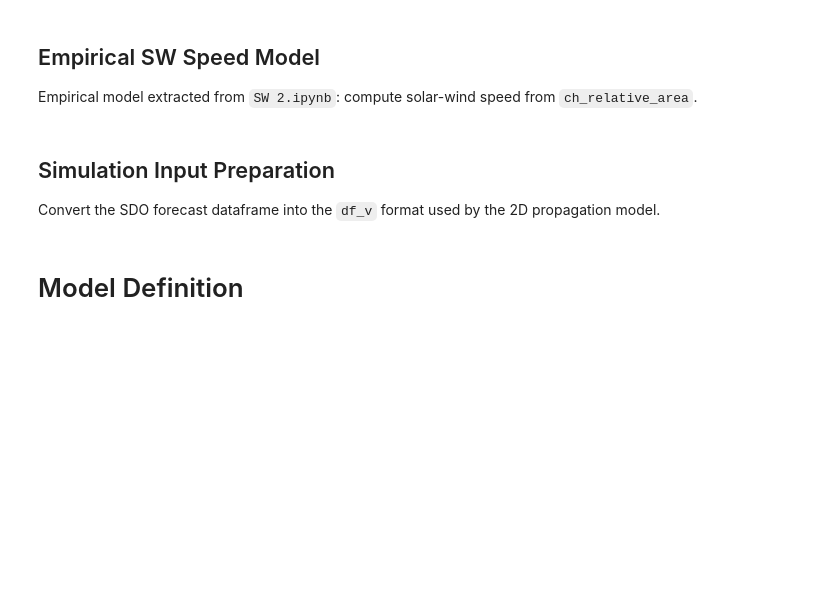
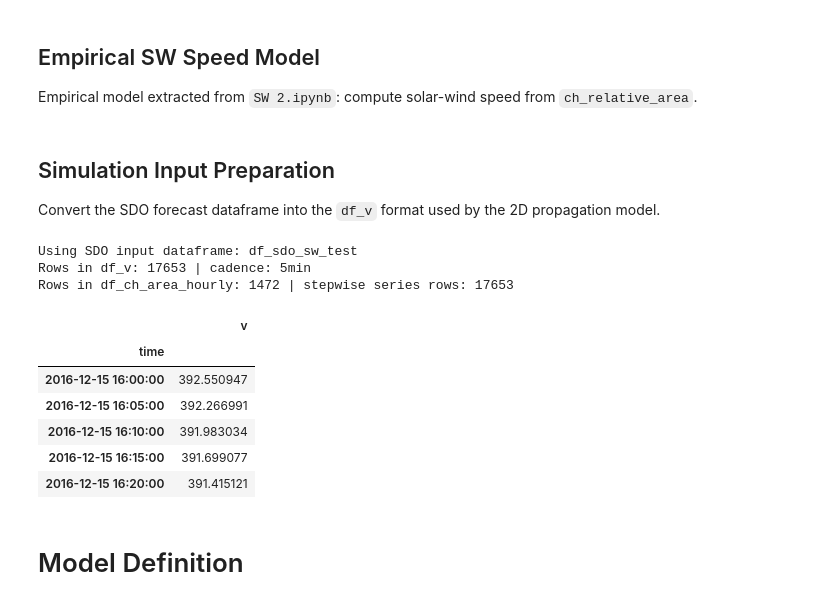
Before and after one commit to oscu0/helio-n, a Jupyter notebook: SW.ipynb, the cells around one changed output. Saved outputs shown, nothing was run; the diff lists cells and outputs as text; code cells hidden in the pictures; blank space fills up the shorter version.

```diff
--- a/SW.ipynb
+++ b/SW.ipynb
@@ -149,13 +166,21 @@ Convert the SDO forecast dataframe into the `df_v` format used by the 2D propaga
 required_cols = {"dt", "ch_relative_area"}
 candidate_df_names = ["df_sdo_sw_test", "df_sdo_sw_2017_06", "df_sdo_sw"]
 sdo_input_df_name = next(
-    (name for name in candidate_df_names if name in globals() and required_cols.issubset(globals()[name].columns)),
+    (
+        name
+        for name in candidate_df_names
+        if name in globals() and required_cols.issubset(globals()[name].columns)
+    ),
     None,
 )
-assert sdo_input_df_name is not None, "No SDO dataframe found with dt and ch_relative_area"
+assert (
+    sdo_input_df_name is not None
+), "No SDO dataframe found with dt and ch_relative_area"
 sdo_input_df = globals()[sdo_input_df_name].copy()
 sdo_input_df["dt"] = pd.to_datetime(sdo_input_df["dt"])
-sdo_input_df["ch_relative_area"] = pd.to_numeric(sdo_input_df["ch_relative_area"], errors="coerce")
+sdo_input_df["ch_relative_area"] = pd.to_numeric(
+    sdo_input_df["ch_relative_area"], errors="coerce"
+)
 sdo_input_df = sdo_input_df.dropna(subset=["dt", "ch_relative_area"]).sort_values("dt")
 # Fast empirical model on full dataframe with chunked vectorization + progress bar
 area_values = sdo_input_df["ch_relative_area"].to_numpy(dtype=float)
@@ -169,19 +194,27 @@ sdo_input_df["v_empirical"] = v_empirical
 launch_time = (sdo_input_df["dt"] + pd.Timedelta(minutes=30)).dt.floor("1h")
 df_v = (
     pd.DataFrame({"time": launch_time, "v": sdo_input_df["v_empirical"]})
-    .groupby("time", as_index=True)["v"].mean()
+    .groupby("time", as_index=True)["v"]
+    .mean()
     .to_frame()
     .sort_index()
 )
 # Hourly source CH-area series (native cadence).
 df_ch_area_hourly = (
-    pd.DataFrame({"time": launch_time, "ch_relative_area": sdo_input_df["ch_relative_area"]})
-    .groupby("time", as_index=True)["ch_relative_area"].mean()
+    pd.DataFrame(
+        {"time": launch_time, "ch_relative_area": sdo_input_df["ch_relative_area"]}
+    )
+    .groupby("time", as_index=True)["ch_relative_area"]
+    .mean()
     .to_frame()
     .sort_index()
 )
 if superresolution_enabled:
-    sr_index = pd.date_range(df_v.index.min().floor(time_freq), df_v.index.max().ceil(time_freq), freq=time_freq)
+    sr_index = pd.date_range(
+        df_v.index.min().floor(time_freq),
+        df_v.index.max().ceil(time_freq),
+        freq=time_freq,
+    )
     df_v = df_v.reindex(sr_index).interpolate(method="time").ffill().bfill()
     # Stepwise interpolation from hourly source values.
     df_ch_area = df_ch_area_hourly.reindex(sr_index).ffill().bfill()
@@ -192,7 +225,9 @@ else:
     df_ch_area = df_ch_area_hourly.copy()
 
 
-def ch_area_causal_from_model_speed(model_speed_series, ch_hourly_series, r_target=215.0):
+def ch_area_causal_from_model_speed(
+    model_speed_series, ch_hourly_series, r_target=215.0
+):
     """
     Map each plotted time to source-emission CH area that caused that parcel.
     Lag is ballistic from r0 -> r_target using v_model(t):
@@ -201,36 +236,57 @@ def ch_area_causal_from_model_speed(model_speed_series, ch_hourly_series, r_targ
     """
     if model_speed_series is None or len(model_speed_series) == 0:
         return pd.Series(dtype=float)
 
     src = ch_hourly_series.dropna().sort_index()
     if len(src) == 0:
-        return pd.Series(index=model_speed_series.index, dtype=float, name="ch_area_causal")
+        return pd.Series(
+            index=model_speed_series.index, dtype=float, name="ch_area_causal"
+        )
 
     src_ns = src.index.view("int64")
     src_vals = src.to_numpy(dtype=float)
 
     v = model_speed_series.to_numpy(dtype=float)
     v_ok = np.isfinite(v) & (v > 1e-6)
 
     tau_s = np.full(v.shape, np.nan, dtype=float)
     tau_s[v_ok] = ((float(r_target) - float(r0)) * float(rSolar)) / v[v_ok]
 
-    emit_time = pd.DatetimeIndex(model_speed_series.index) - pd.to_timedelta(tau_s, unit="s")
+    emit_time = pd.DatetimeIndex(model_speed_series.index) - pd.to_timedelta(
+        tau_s, unit="s"
+    )
     emit_ns = emit_time.view("int64")
 
     pos = np.searchsorted(src_ns, emit_ns, side="right") - 1
     pos = np.clip(pos, 0, len(src_vals) - 1)
 
     out = src_vals[pos].astype(float, copy=True)
     out[~v_ok] = np.nan
     return pd.Series(out, index=model_speed_series.index, name="ch_area_causal")
 
+
 sim_start = df_v.index.min().floor(time_freq)
 sim_end = (df_v.index.max() + pd.Timedelta(days=7)).ceil(time_freq)
 print("Using SDO input dataframe:", sdo_input_df_name)
 print("Rows in df_v:", len(df_v), "| cadence:", time_freq)
-print("Rows in df_ch_area_hourly:", len(df_ch_area_hourly), "| stepwise series rows:", len(df_ch_area))
+print(
+    "Rows in df_ch_area_hourly:",
+    len(df_ch_area_hourly),
+    "| stepwise series rows:",
+    len(df_ch_area),
+)
 df_v.head()
+# %% [output]
+Using SDO input dataframe: df_sdo_sw_test
+Rows in df_v: 17653 | cadence: 5min
+Rows in df_ch_area_hourly: 1472 | stepwise series rows: 17653
+|  | v |
+| time |  |
+| 2016-12-15 16:00:00 | 392.550947 |
+| 2016-12-15 16:05:00 | 392.266991 |
+| 2016-12-15 16:10:00 | 391.983034 |
+| 2016-12-15 16:15:00 | 391.699077 |
+| 2016-12-15 16:20:00 | 391.415121 |
 # %% [markdown]
 # Model Definition
 # %% [markdown]
```
Also changed, not shown: parts of 16 cells of this notebook.
